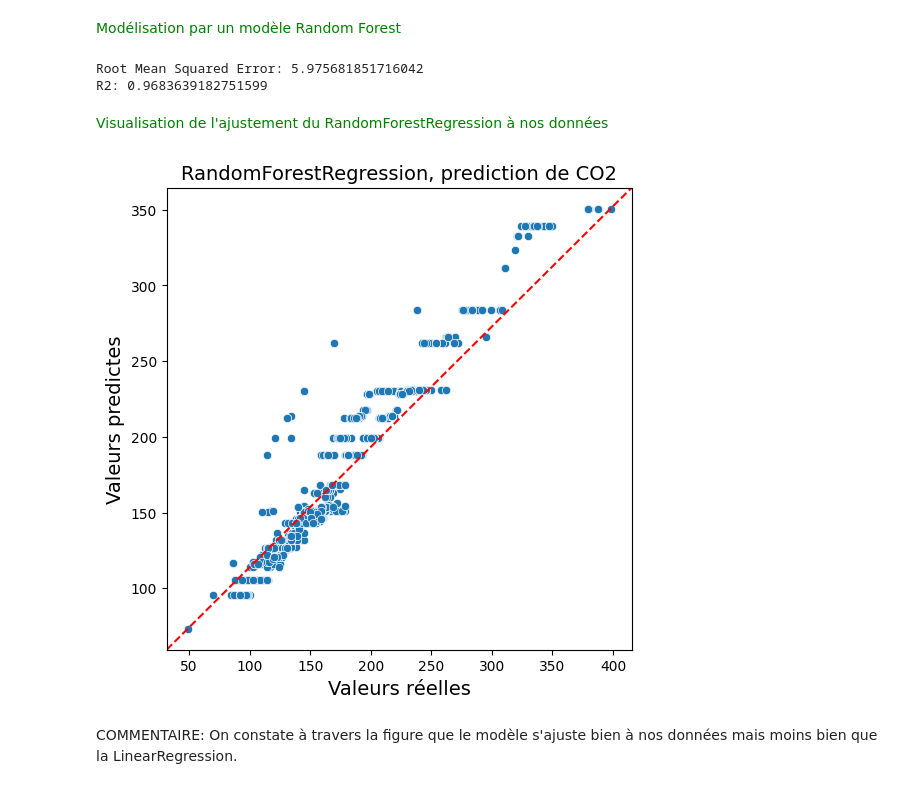
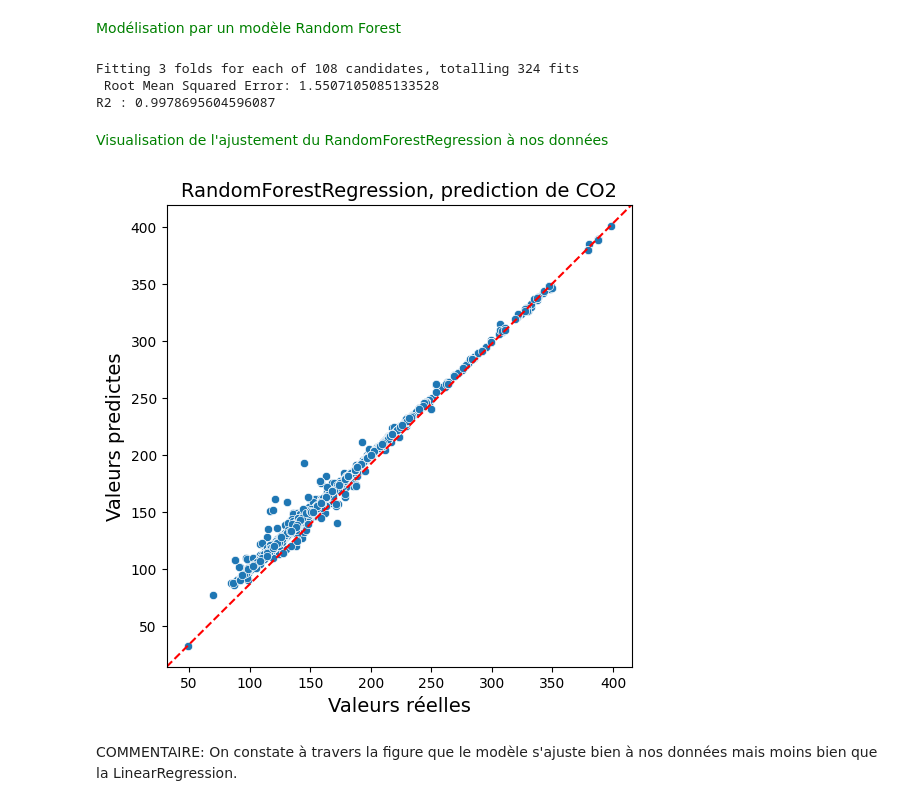
Before and after one commit to Djamel-yod/Machine-Learning-Regression-Prediction-co2-France, a Jupyter notebook: Prediction_Notebook.ipynb, the cells around one changed output. Cells and saved outputs as stored; diff of their text form; code cells hidden in the pictures.

```diff
--- a/Prediction_Notebook.ipynb
+++ b/Prediction_Notebook.ipynb
@@ -330,31 +334,46 @@ COMMENTAIRE: On constate à travers la figure que le modèle s'ajuste bien à no
 # %% [markdown]
 <span style="color:green"> Modélisation par un modèle Random Forest </span>
 # %%
-from sklearn.ensemble import RandomForestRegressor
 
-model_RandmF = make_pipeline(preprocessor,RandomForestRegressor(n_estimators=20, max_depth=4, random_state=42))
-model_RandmF.fit(train_X, train_y)
-pred_y = model_RandmF.predict(test_X)
+# Recherche des hyperparamètres optimaux
+param_grid_rf = {
+    'n_estimators': [50, 100, 150],
+    'max_depth': [None, 5, 10, 20],
+    'min_samples_split': [2, 5, 10],
+    'min_samples_leaf': [1, 2, 4]
+}
 
-rmse = np.sqrt(metrics.mean_squared_error(test_y, pred_y))
-print("Root Mean Squared Error:", rmse)
-r2 = r2_score(test_y, pred_y)
-print("R2:", r2)
+model_rf = RandomForestRegressor(random_state=42)
+grid_search_rf = GridSearchCV(estimator=model_rf, param_grid=param_grid_rf, cv=3, scoring='neg_mean_squared_error', verbose=1)
+grid_search_rf.fit(train_X, train_y)
+best_model_rf = grid_search_rf.best_estimator_
+
+# Création de pipeline et entrainement avec le meilleur modèle
+model_random_forest = make_pipeline(preprocessor, best_model_rf)
+model_random_forest.fit(train_X, train_y)
+
+# Prédiction et performances du modèle
+pred_y_rf = model_random_forest.predict(test_X)
+rmse_rf = np.sqrt(metrics.mean_squared_error(test_y, pred_y_rf))
+print(" Root Mean Squared Error:", rmse_rf)
+r2_rf = r2_score(test_y, pred_y_rf)
+print("R2 :", r2_rf)
 # %% [output]
-Root Mean Squared Error: 5.975681851716042
-R2: 0.9683639182751599
+Fitting 3 folds for each of 108 candidates, totalling 324 fits
+ Root Mean Squared Error: 1.5507105085133528
+R2 : 0.9978695604596087
 # %% [markdown]
 <span style="color:green"> Visualisation de l'ajustement du RandomForestRegression à nos données </span>
 # %%
 fig, ax = plt.subplots(figsize = (6,6))
-sns.scatterplot(x = test_y, y = pred_y)
+sns.scatterplot(x = test_y, y = pred_y_rf)
 ax.plot([0,1], [0,1], ls ='--', c = 'red', transform = ax.transAxes)
 plt.xlabel("Valeurs réelles", fontsize = 14)
 plt.ylabel("Valeurs predictes", fontsize = 14)
 ax.set_title("RandomForestRegression, prediction de CO2", fontsize = 14)
 plt.show()
 # %% [output]
-[figure, old version]
+[figure, new version]
 # %% [markdown]
 COMMENTAIRE: On constate à travers la figure que le modèle s'ajuste bien à nos données mais moins bien que la LinearRegression.
 # %% [markdown]
```
Also changed, not shown: parts of 14 cells of this notebook.
